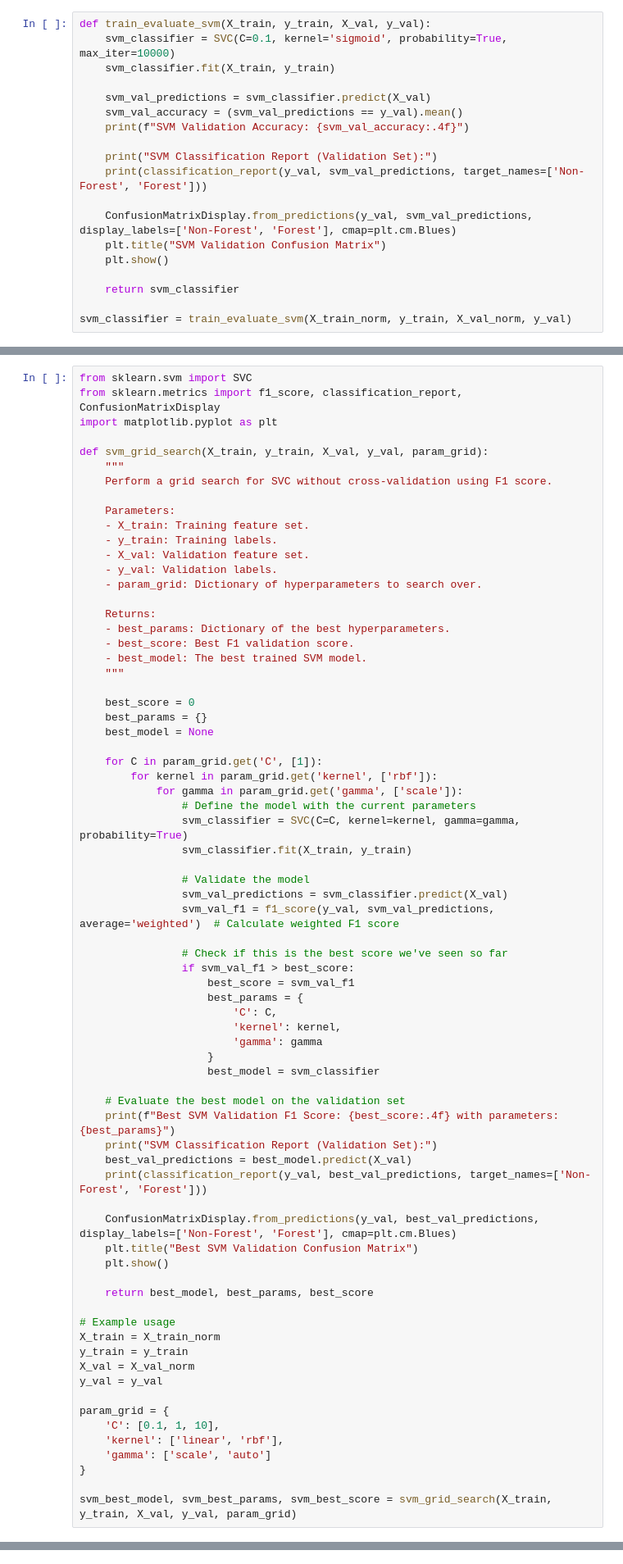
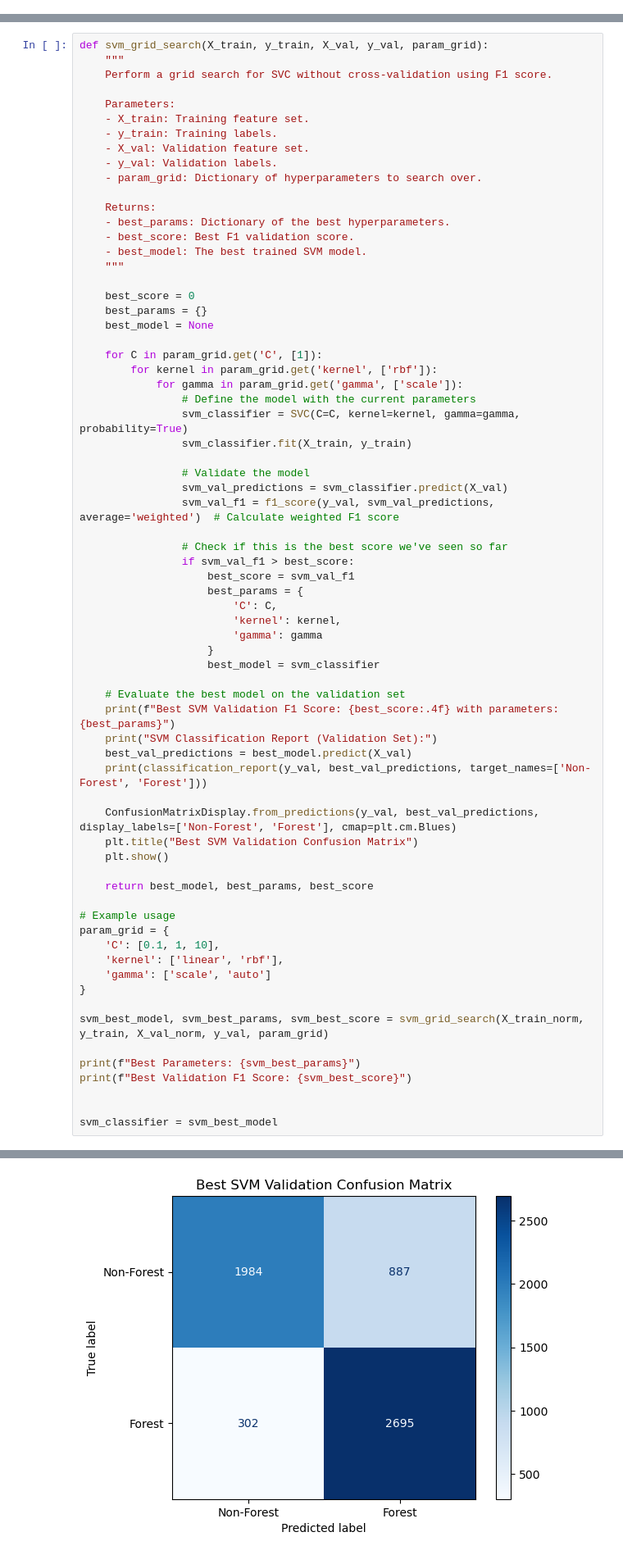
Before and after one commit to raznuss/MarvinBlue, a Jupyter notebook: Forest_Classification_pixel_size_tile.ipynb, the cells around one changed output, grey strips where cells are left out. Shown: that part at 82% size. Saved outputs shown, nothing was run; the diff lists cells and outputs as text.

```diff
--- a/Forest_Classification_pixel_size_tile.ipynb
+++ b/Forest_Classification_pixel_size_tile.ipynb
@@ -306,19 +241,0 @@ rf_classifier = rf_best_model
-# %%
-def train_evaluate_svm(X_train, y_train, X_val, y_val):
-    svm_classifier = SVC(C=0.1, kernel='sigmoid', probability=True, max_iter=10000)
-    svm_classifier.fit(X_train, y_train)
-
-    svm_val_predictions = svm_classifier.predict(X_val)
-    svm_val_accuracy = (svm_val_predictions == y_val).mean()
-    print(f"SVM Validation Accuracy: {svm_val_accuracy:.4f}")
-
-    print("SVM Classification Report (Validation Set):")
-    print(classification_report(y_val, svm_val_predictions, target_names=['Non-Forest', 'Forest']))
-
-    ConfusionMatrixDisplay.from_predictions(y_val, svm_val_predictions, display_labels=['Non-Forest', 'Forest'], cmap=plt.cm.Blues)
-    plt.title("SVM Validation Confusion Matrix")
-    plt.show()
-
-    return svm_classifier
-
-svm_classifier = train_evaluate_svm(X_train_norm, y_train, X_val_norm, y_val)
@@ -337,8 +244,4 @@ weighted avg       0.66      0.66      0.66      5870
 # %%
-from sklearn.svm import SVC
-from sklearn.metrics import f1_score, classification_report, ConfusionMatrixDisplay
-import matplotlib.pyplot as plt
-
 def svm_grid_search(X_train, y_train, X_val, y_val, param_grid):
     """
     Perform a grid search for SVC without cross-validation using F1 score.
@@ -394,15 +297,17 @@ def svm_grid_search(X_train, y_train, X_val, y_val, param_grid):
     return best_model, best_params, best_score
 
 # Example usage
-X_train = X_train_norm
-y_train = y_train
-X_val = X_val_norm
-y_val = y_val
-
 param_grid = {
     'C': [0.1, 1, 10],
     'kernel': ['linear', 'rbf'],
     'gamma': ['scale', 'auto']
 }
 
-svm_best_model, svm_best_params, svm_best_score = svm_grid_search(X_train, y_train, X_val, y_val, param_grid)
+svm_best_model, svm_best_params, svm_best_score = svm_grid_search(X_train_norm, y_train, X_val_norm, y_val, param_grid)
+
+print(f"Best Parameters: {svm_best_params}")
+print(f"Best Validation F1 Score: {svm_best_score}")
+
+
+svm_classifier = svm_best_model
+# %% [output]
@@ -408,0 +324 @@ svm_best_model, svm_best_params, svm_best_score = svm_grid_search(X_train, y_tra
+[figure, added]
```
Also changed, not shown: parts of 21 cells of this notebook, 2 other files.
